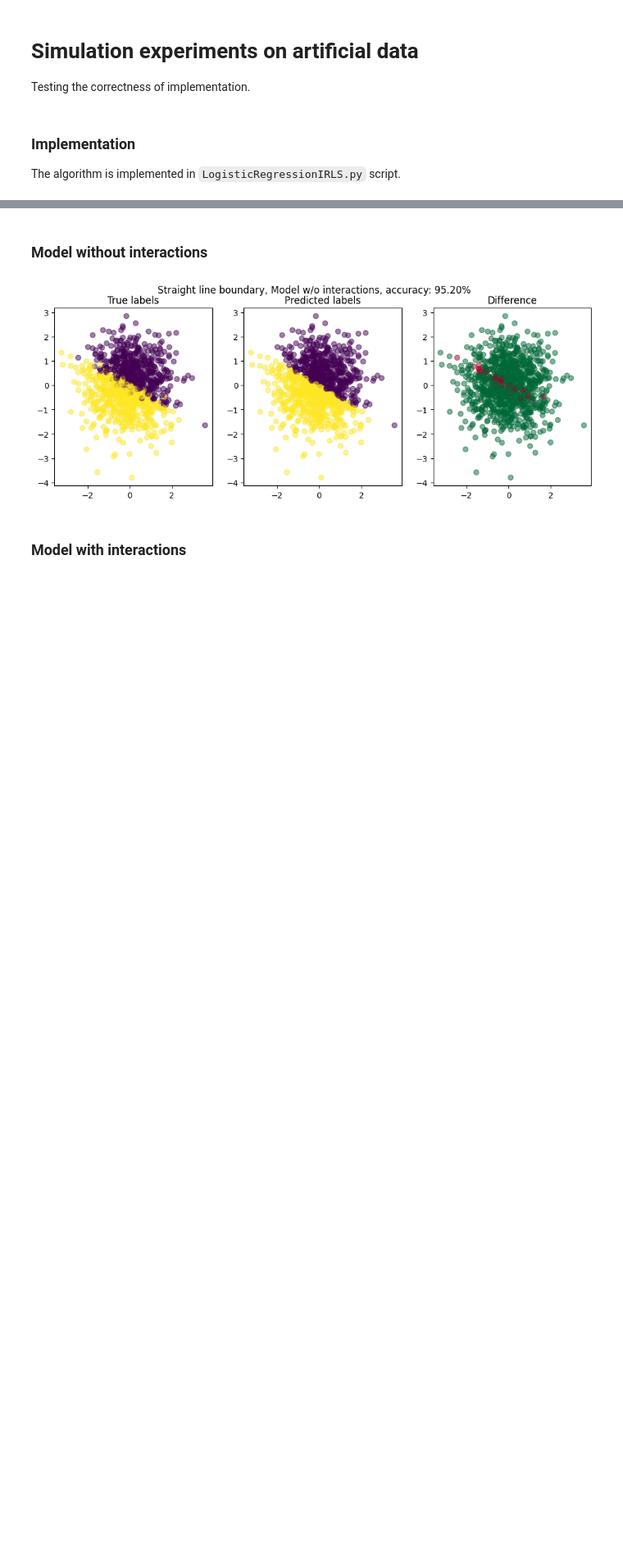
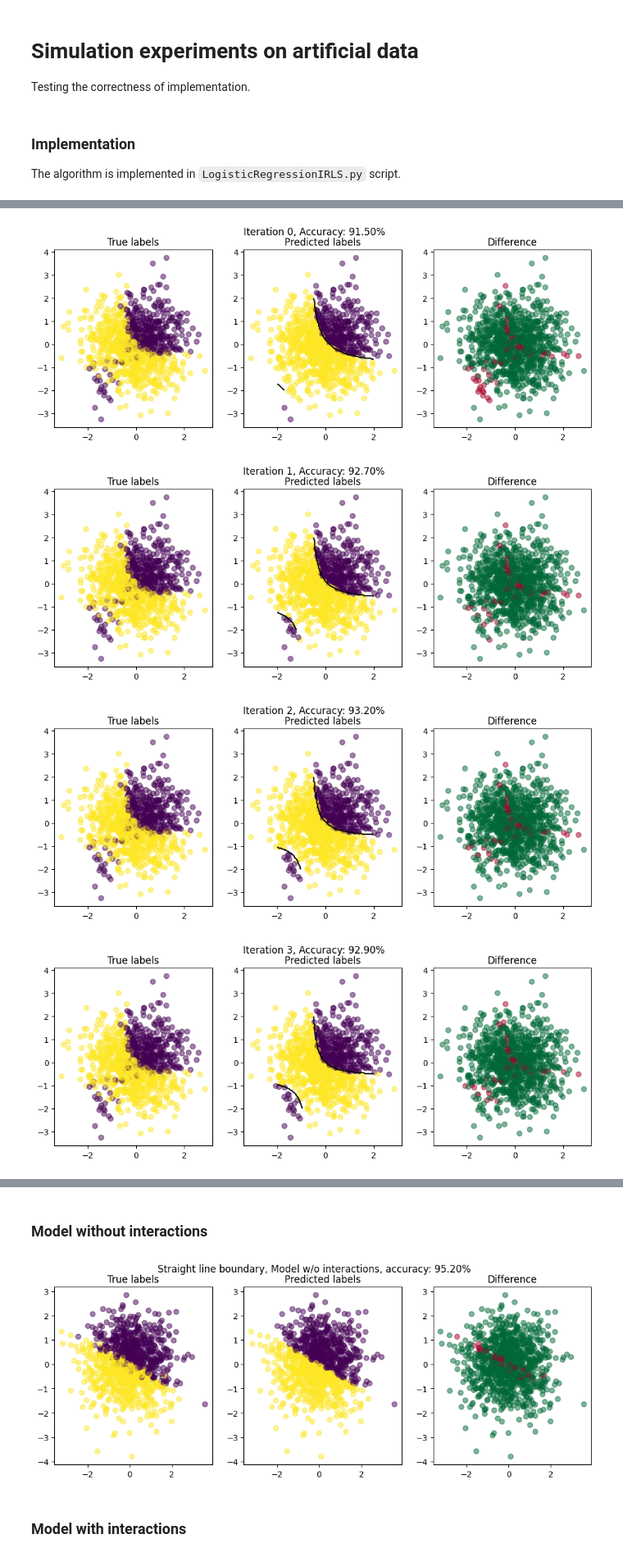
Before and after one commit to mstaczek/Logistic-Regression-with-IRLS, a Jupyter notebook: simulation_experiments.ipynb, the cells around one changed output, grey strips where cells are left out. Shown at 82% size. Cells and saved outputs as stored; diff of their text form; code cells hidden in the pictures; blank space fills up the shorter version.

```diff
--- a/simulation_experiments.ipynb
+++ b/simulation_experiments.ipynb
@@ -40,6 +40,6 @@ Experiments:
 # %%
 #### Data generation
-def generate_data(B = [0, 0, 0, 1], n = 1000, seed=123):
+def generate_data(B = [0, 0, 0, 1], n = 1000, seed=123, std = 1/10):
 
     np.random.seed(seed)
 
@@ -48,6 +48,6 @@ def generate_data(B = [0, 0, 0, 1], n = 1000, seed=123):
     X3 = X1*X2
 
     X = pd.DataFrame(np.transpose([X1, X2]))
-    Y =  np.transpose((1/(1+np.exp([B] @ np.array([[1 for i in range(n)], X1, X2, X3]+np.random.normal(0,1/10,n))))>1/2).astype(int))
+    Y =  np.transpose((1/(1+np.exp([B] @ np.array([[1 for i in range(n)], X1, X2, X3]+np.random.normal(0,std,n))))>1/2).astype(int))
     return X, Y
 # %%
@@ -79 +100,28 @@ def run_experiment(B = [0, 0, 0, 1], interactions = False, title=None, seed=123)
+# %%
+X, Y = generate_data(seed = 7, B = [0,1/3,1/3,1/2])
+X.columns = ["X1","X2"]
+lr_test = LR()
+betas = lr_test.fit(X,Y, interactions=[[0,1]])
+
+for i in range(len(betas)):
+    lr_test.beta = betas[i]
+    y_pred =  lr_test.predict(X)
+
+    fig, ax = plt.subplots(1, 3, figsize=(12, 4))
+    add_decision_boundary(ax, lr_test)
+    ax[0].scatter(X['X1'], X['X2'], c=Y, alpha=0.5, s=40)
+    ax[0].set_title('True labels')
+    ax[1].scatter(X['X1'], X['X2'], c=y_pred, alpha=0.5, s=40)
+    ax[1].set_title('Predicted labels')
+    ax[2].scatter(X['X1'], X['X2'], c=-np.abs(y_pred-Y), cmap='RdYlGn', s=40, alpha=0.5)
+    ax[2].set_title('Difference')
+    accuracy = 1-np.mean(np.abs(y_pred-Y))
+    fig.suptitle(f'Iteration {i}, Accuracy: {accuracy  :.2%}')
+    fig.savefig('training_iter_0.png', dpi=300, bbox_inches='tight')
+    plt.show()
+# %% [output]
+[figure, added]
+[figure, added]
+[figure, added]
+[figure, added]
 # %% [markdown]
```
Also changed, not shown: parts of 13 cells of this notebook, 1 other file.
